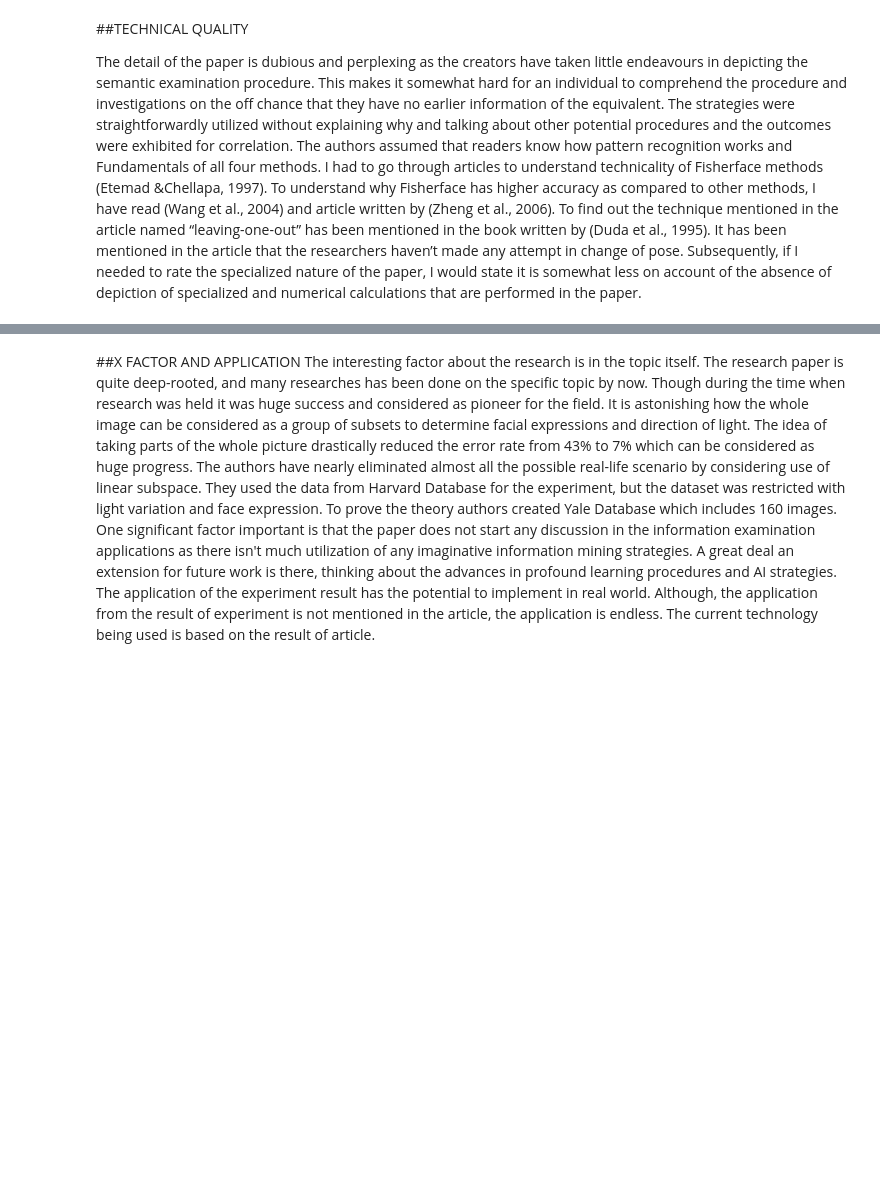
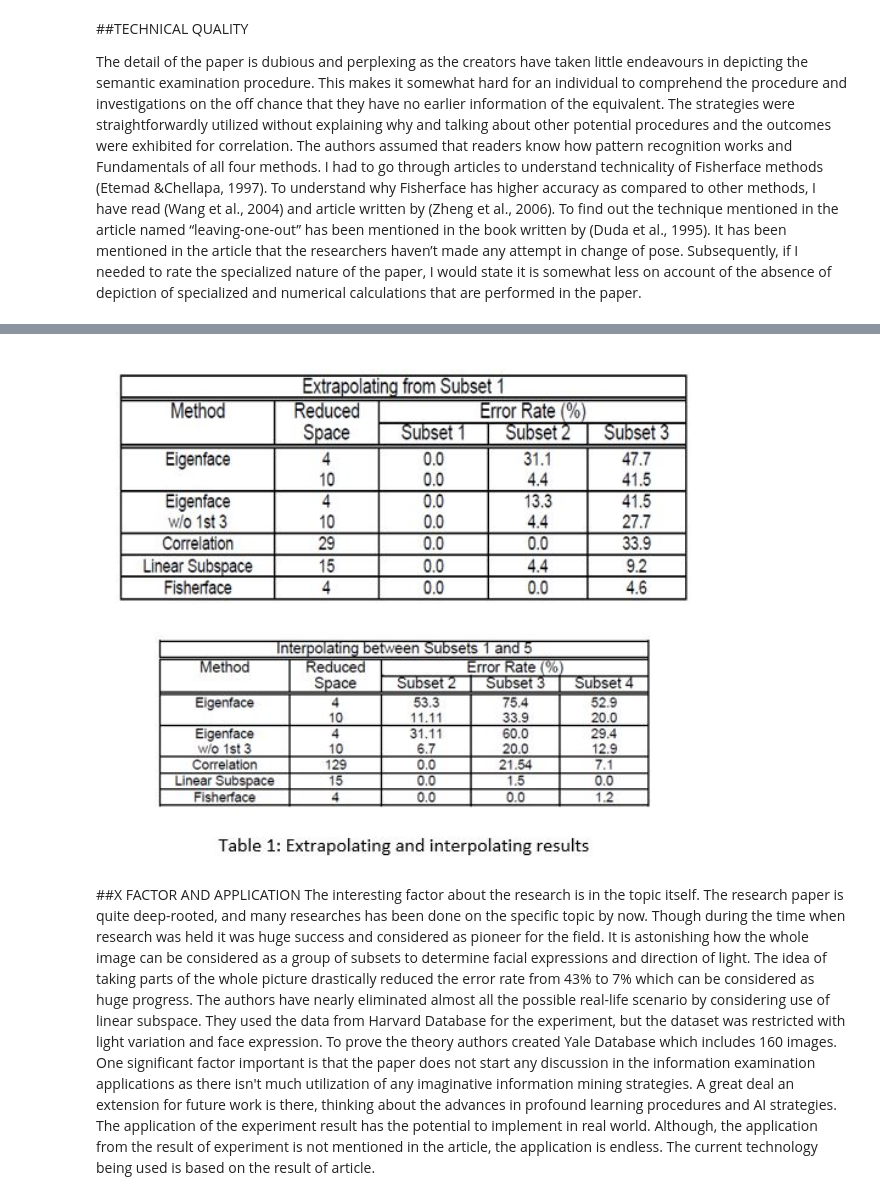
Before and after one commit to snrangoonwala/UTS_ML_ID12983300, a Jupyter notebook: ass1_12983300_32513.ipynb, the cells around one changed output, grey strips where cells are left out. Saved outputs shown, nothing was run; the diff lists cells and outputs as text; code cells hidden in the pictures; blank space fills up the shorter version.

```diff
--- a/ass1_12983300_32513.ipynb
+++ b/ass1_12983300_32513.ipynb
@@ -54,3 +66,7 @@ upload = files.upload()
+# %%
+Image('Result of extrapolating and interpolating.JPG', width =600)
+# %% [output]
+[figure, added]
 # %% [markdown]
 ##X FACTOR AND APPLICATION
 The interesting factor about the research is in the topic itself. The research paper is quite deep-rooted, and many researches has been done on the specific topic by now. Though during the time when research was held it was huge success and considered as pioneer for the field. It is astonishing how the whole image can be considered as a group of subsets to determine facial expressions and direction of light. The idea of taking parts of the whole picture drastically reduced the error rate from 43% to 7% which can be considered as huge progress. The authors have nearly eliminated almost all the possible real-life scenario by considering use of linear subspace.
```
Also changed, not shown: parts of 4 cells of this notebook.
